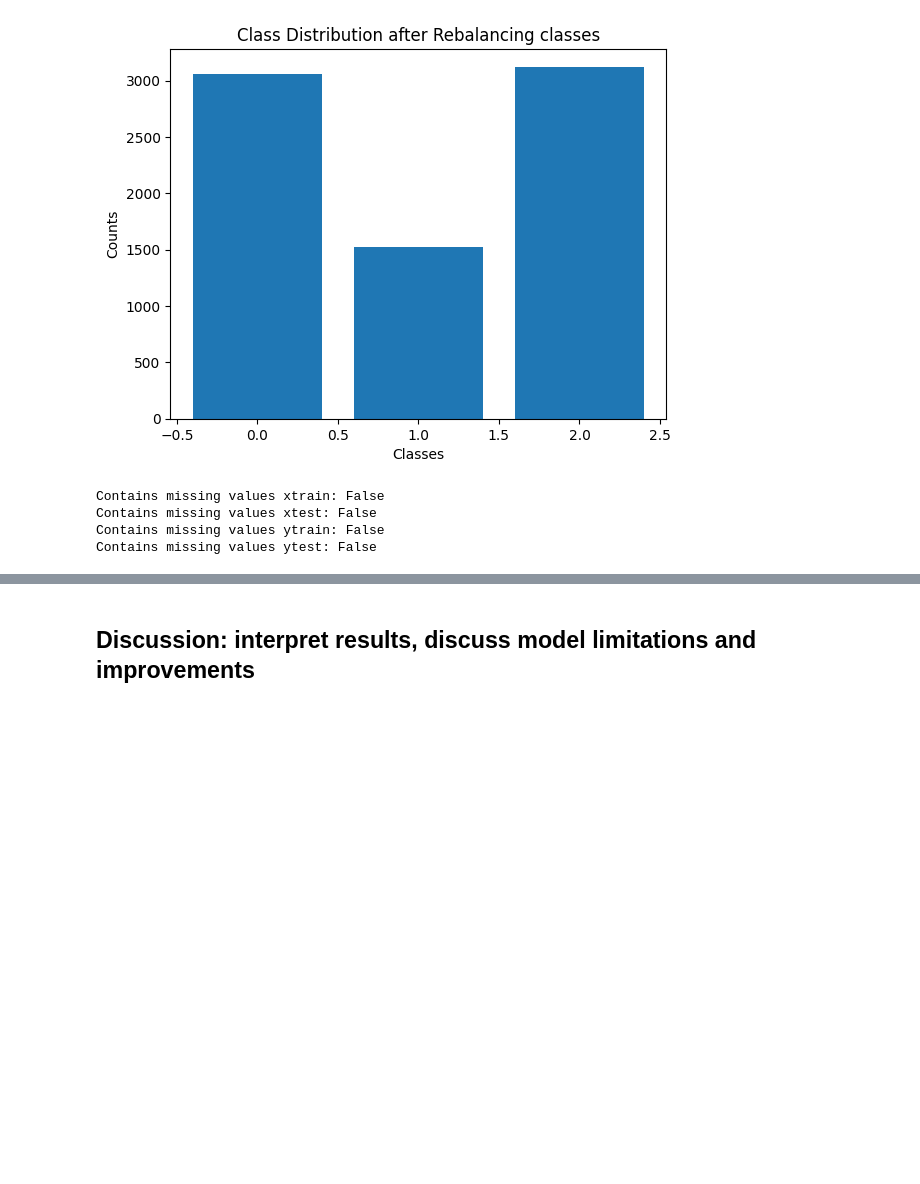
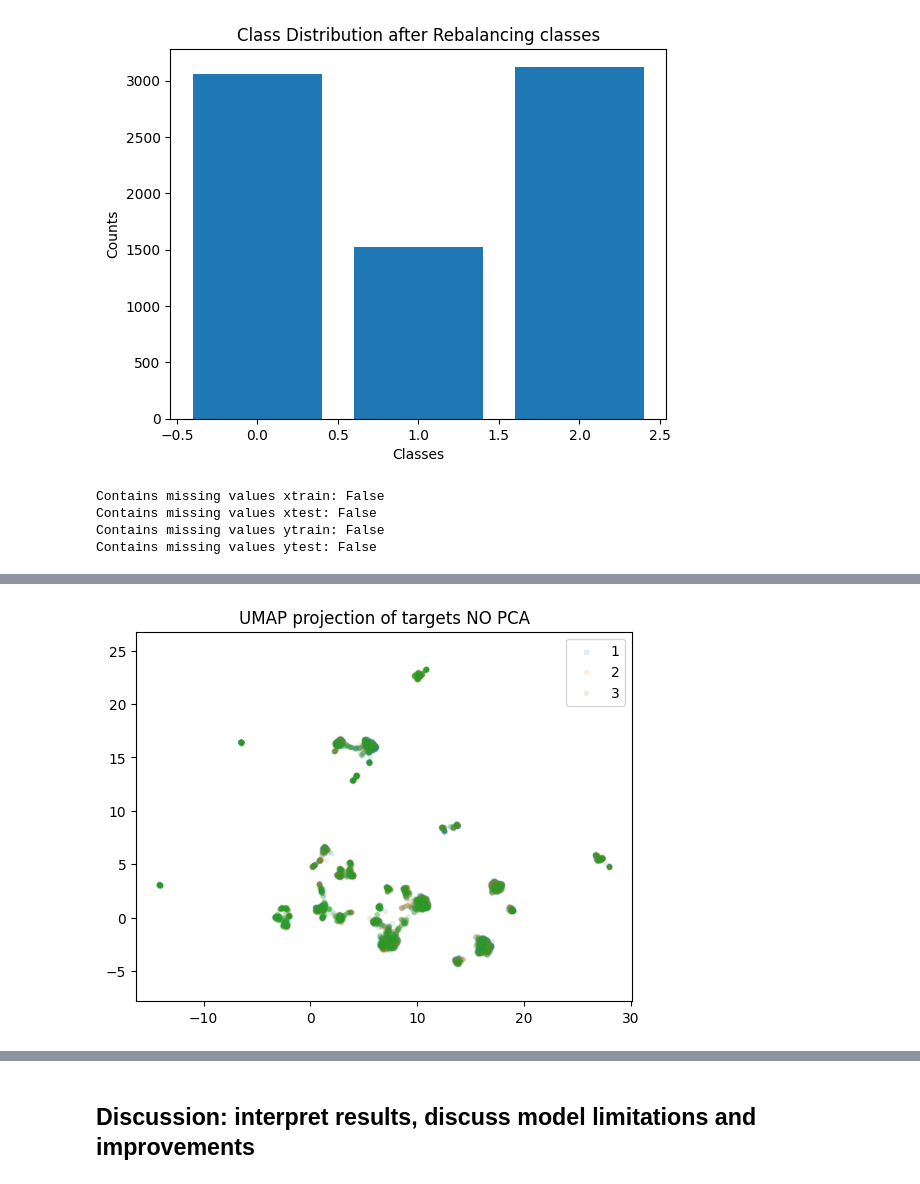
Before and after one commit to calgalvan/277A_Final_Project, a Jupyter notebook: notebook_submission.ipynb, the cells around one changed output, grey strips where cells are left out. Saved outputs shown, nothing was run; the diff lists cells and outputs as text; code cells hidden in the pictures; blank space fills up the shorter version.

```diff
--- a/notebook_submission.ipynb
+++ b/notebook_submission.ipynb
@@ -423,0 +484,14 @@ Contains missing values ytest: False
+# %%
+newXY = umap.UMAP().fit_transform(X_train)
+
+for i in range(np.max(y_train) + 1):
+    idx = np.argwhere(y_train == i)
+    plt.scatter(newXY[idx, 0], newXY[idx, 1], marker = '.',
+                alpha = 0.1, label = str(i + 1))
+
+plt.gca().set_aspect('equal', 'datalim')
+plt.title('UMAP projection of targets NO PCA')
+plt.legend()
+plt.show()
+# %% [output]
+[figure, added]
```
Also changed, not shown: parts of 8 cells of this notebook.
